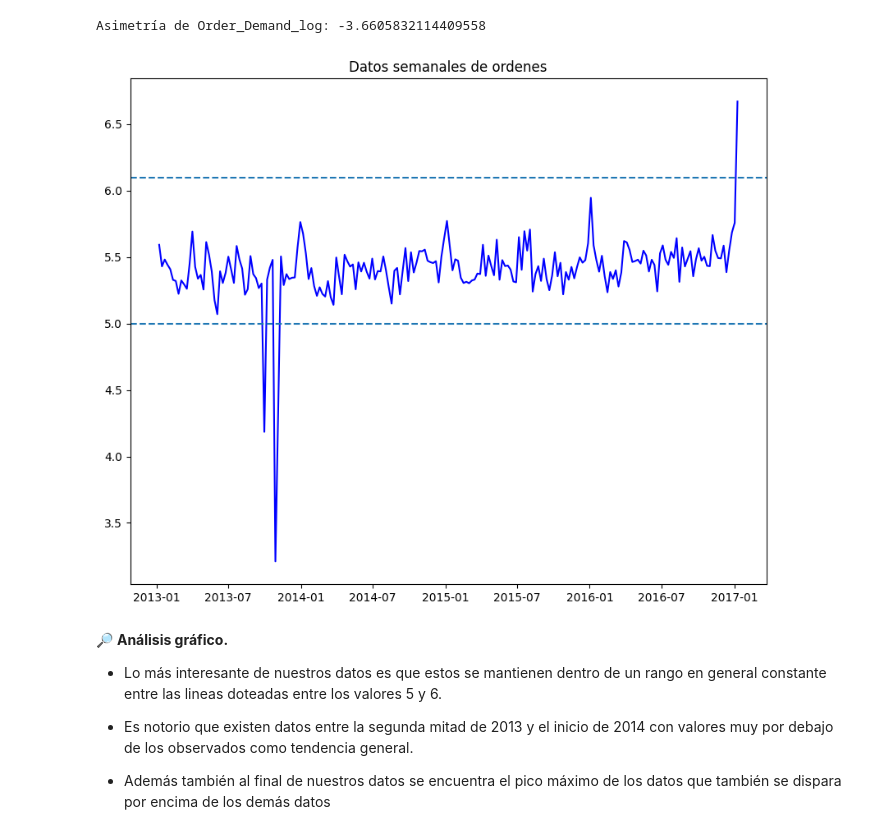
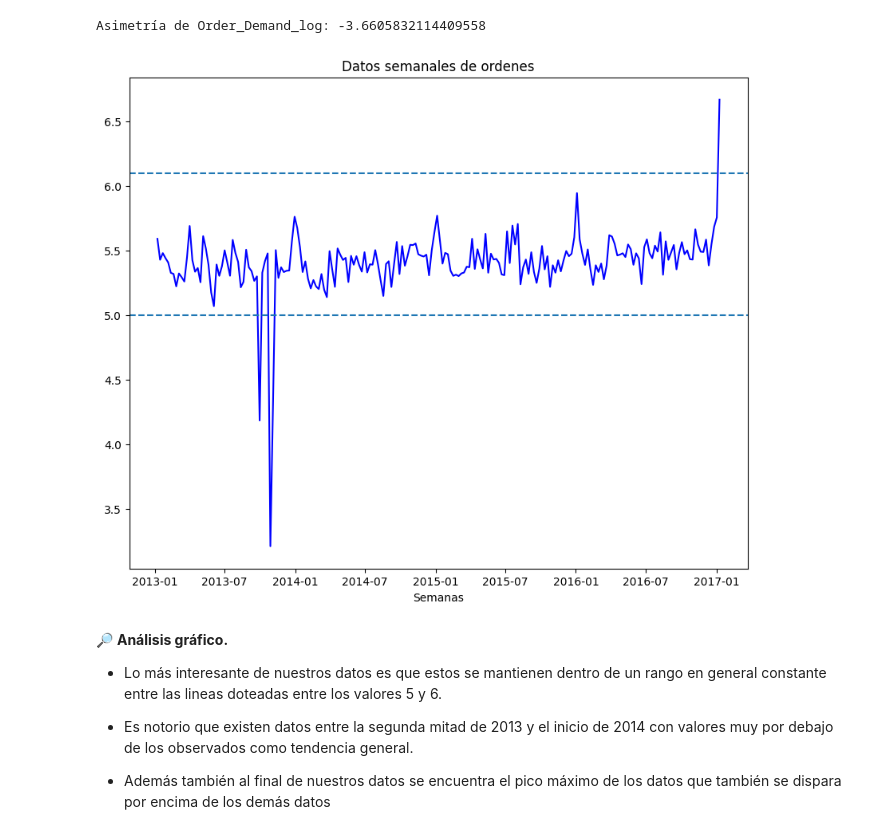
Before and after one commit to LLAES07/Forecasting-SARIMA, a Jupyter notebook: Notebooks/proyect.ipynb, the cells around one changed output. Saved outputs shown, nothing was run; the diff lists cells and outputs as text; code cells hidden in the pictures.

```diff
--- a/Notebooks/proyect.ipynb
+++ b/Notebooks/proyect.ipynb
@@ -252,12 +262,13 @@ Asimetría de Order_Demand_log: -3.6605832114409558
 # %%
 plt.figure(figsize=(10, 8))
 plt.plot(y.index, y, label='Datos Originales', color='blue')
 plt.axhline(5, ls='--')
 plt.axhline(6.1, ls='--')
+plt.xlabel('Semanas')
 plt.title('Datos semanales de ordenes')
 plt.show()
 # %% [output]
-[figure, old version]
+[figure, new version]
 # %% [markdown]
 🔎 **Análisis gráfico.**
 
```
Also changed, not shown: parts of 7 cells of this notebook, 1 other file.
